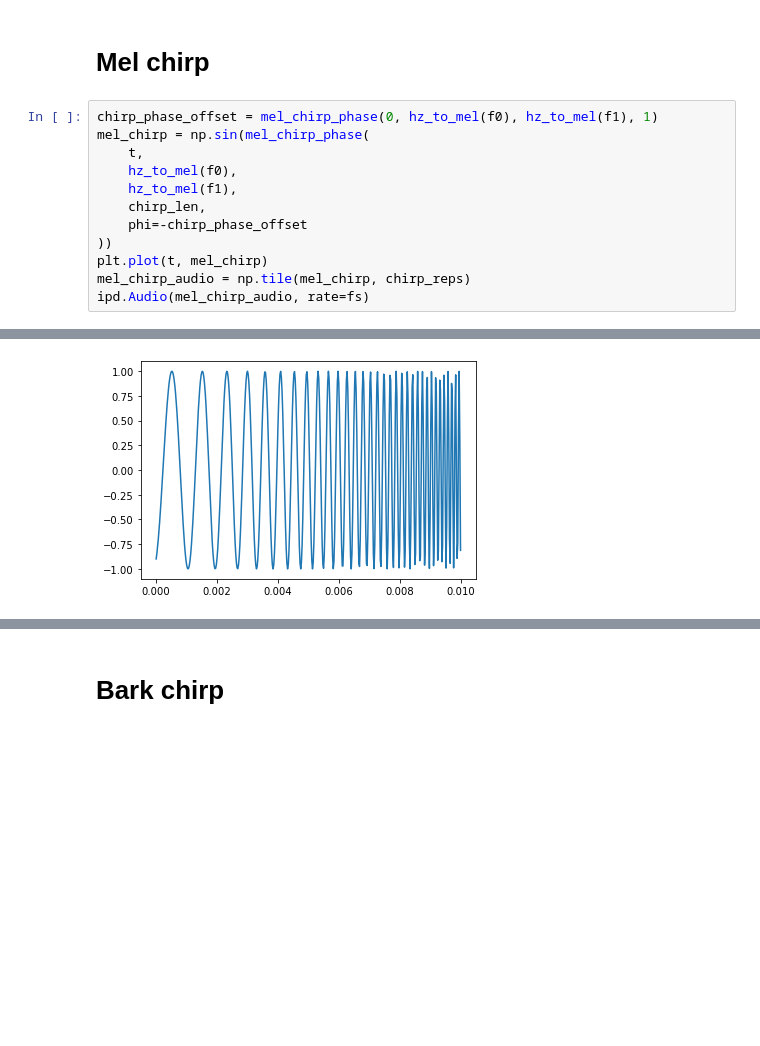
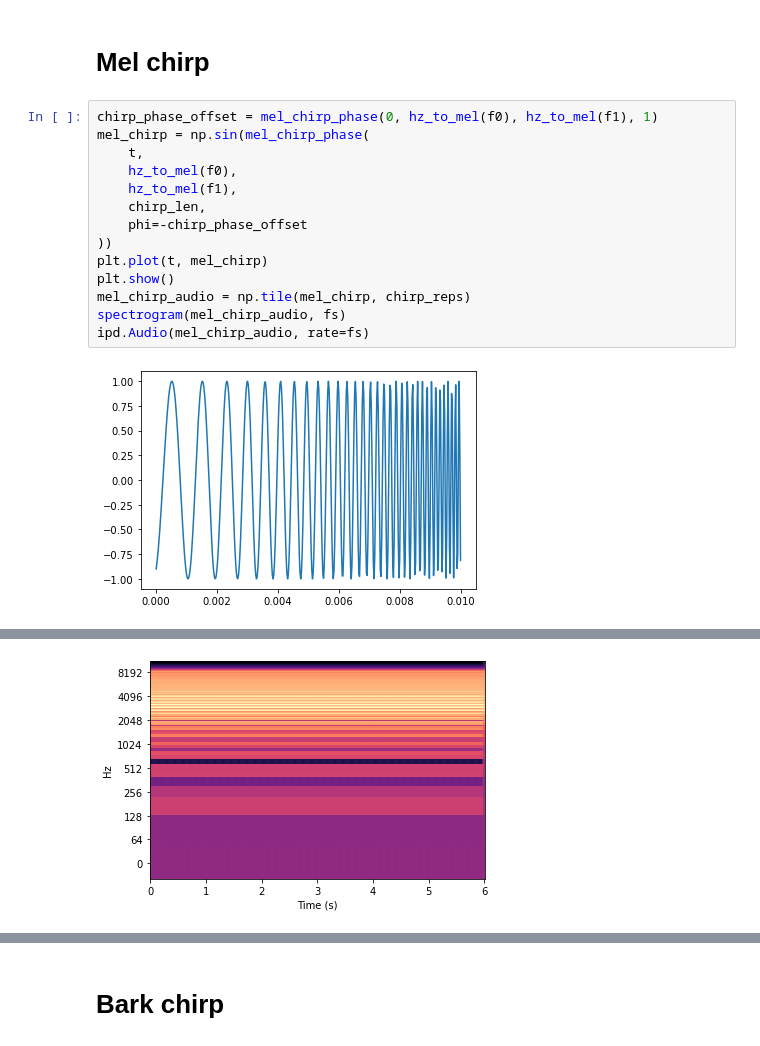
Before and after one commit to going-digital/bepct4k, a Jupyter notebook: research/Chirp speech/Mel chirp.ipynb, the cells around one changed output, grey strips where cells are left out. Drawn from its saved outputs; the diff is of its cells as text; blank space fills up the shorter version.

```diff
--- a/research/Chirp speech/Mel chirp.ipynb
+++ b/research/Chirp speech/Mel chirp.ipynb
@@ -128,15 +144,18 @@ ipd.Audio(chirp, rate=fs)
 # %%
 chirp_phase_offset = mel_chirp_phase(0, hz_to_mel(f0), hz_to_mel(f1), 1)
 mel_chirp = np.sin(mel_chirp_phase(
     t,
     hz_to_mel(f0),
     hz_to_mel(f1),
     chirp_len,
     phi=-chirp_phase_offset
 ))
 plt.plot(t, mel_chirp)
+plt.show()
 mel_chirp_audio = np.tile(mel_chirp, chirp_reps)
+spectrogram(mel_chirp_audio, fs)
 ipd.Audio(mel_chirp_audio, rate=fs)
 # %% [output]
+[figure]
 [interactive output not drawn]
-[figure]
+[figure, added]
```
Also changed, not shown: parts of 18 cells of this notebook.
